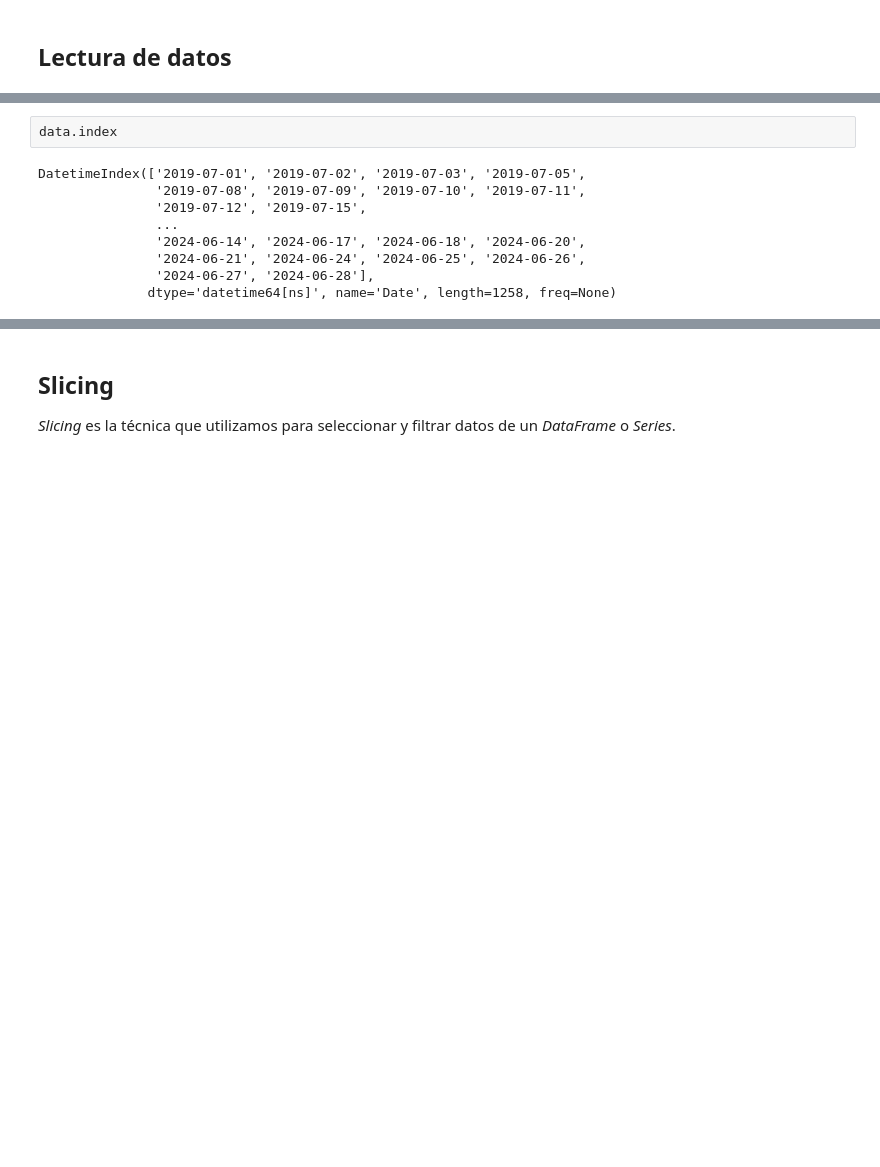
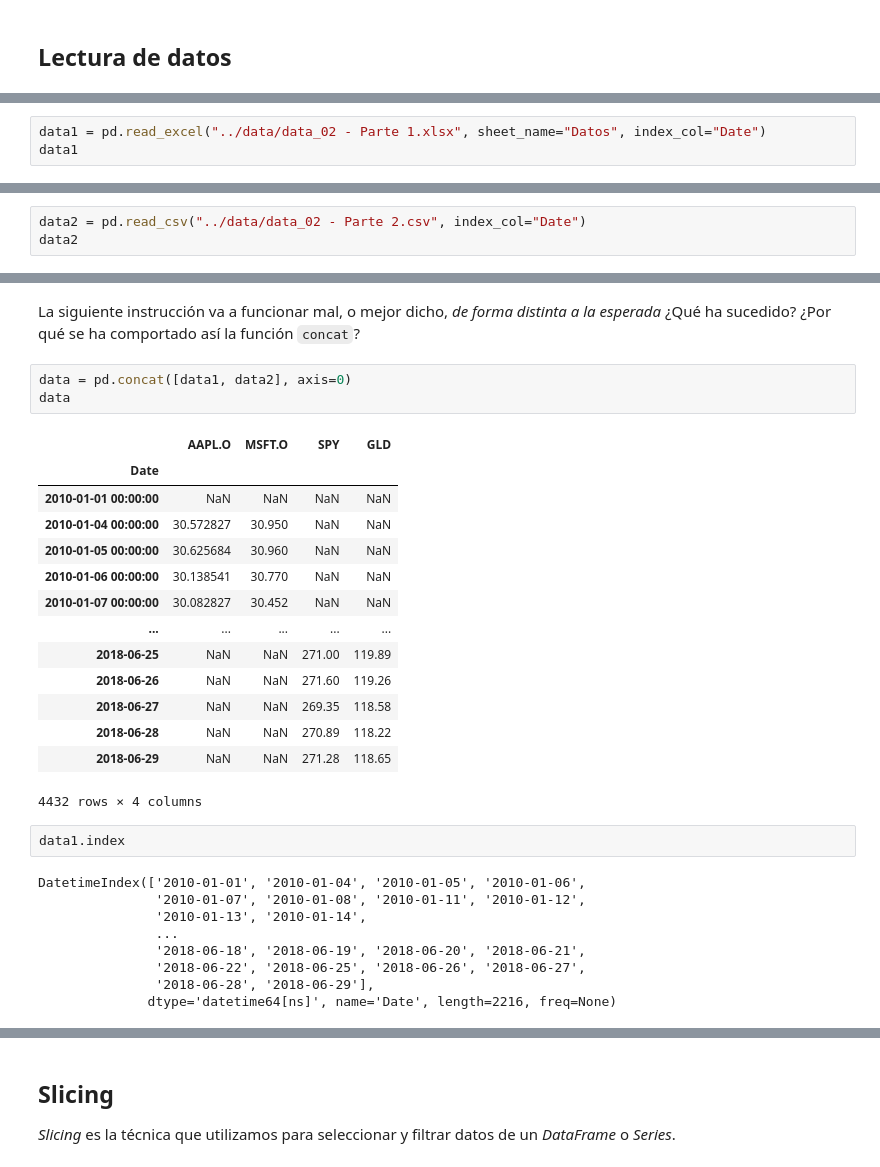
Before and after one commit to alfonso-santos/Introduccion-a-Python-para-las-Finanzas-2024, a Jupyter notebook: Modulo_02_Aplicaciones_Financieras/src/02_01_Descarga y descripción de activos financieros.ipynb, the cells around one changed output, grey strips where cells are left out. Saved outputs shown, nothing was run; the diff lists cells and outputs as text; blank space fills up the shorter version.

```diff
--- a/Modulo_02_Aplicaciones_Financieras/src/02_01_Descarga y descripción de activos financieros.ipynb
+++ b/Modulo_02_Aplicaciones_Financieras/src/02_01_Descarga y descripción de activos financieros.ipynb
@@ -38,0 +45,3 @@ Las estructuras que se utilizan en Pandas son:
+# %%
+data1 = pd.read_excel("../data/data_02 - Parte 1.xlsx", sheet_name="Datos", index_col="Date")
+data1
@@ -120,0 +84,3 @@ data
+# %%
+data2 = pd.read_csv("../data/data_02 - Parte 2.csv", index_col="Date")
+data2
@@ -121,11 +102,31 @@ data
+# %% [markdown]
+La siguiente instrucción va a funcionar mal, o mejor dicho, *de forma distinta a la esperada* ¿Qué ha sucedido? ¿Por qué se ha comportado así la función `concat`?
+# %%
+data = pd.concat([data1, data2], axis=0)
+data
+# %% [output]
+|  | AAPL.O | MSFT.O | SPY | GLD |
+| Date |  |  |  |  |
+| 2010-01-01 00:00:00 | NaN | NaN | NaN | NaN |
+| 2010-01-04 00:00:00 | 30.572827 | 30.950 | NaN | NaN |
+| 2010-01-05 00:00:00 | 30.625684 | 30.960 | NaN | NaN |
+| 2010-01-06 00:00:00 | 30.138541 | 30.770 | NaN | NaN |
+| 2010-01-07 00:00:00 | 30.082827 | 30.452 | NaN | NaN |
+| ... | ... | ... | ... | ... |
+| 2018-06-25 | NaN | NaN | 271.00 | 119.89 |
+| 2018-06-26 | NaN | NaN | 271.60 | 119.26 |
+| 2018-06-27 | NaN | NaN | 269.35 | 118.58 |
+| 2018-06-28 | NaN | NaN | 270.89 | 118.22 |
+| 2018-06-29 | NaN | NaN | 271.28 | 118.65 |
+4432 rows × 4 columns
 # %%
-data.index
+data1.index
 # %% [output]
-DatetimeIndex(['2019-07-01', '2019-07-02', '2019-07-03', '2019-07-05',
-               '2019-07-08', '2019-07-09', '2019-07-10', '2019-07-11',
-               '2019-07-12', '2019-07-15',
+DatetimeIndex(['2010-01-01', '2010-01-04', '2010-01-05', '2010-01-06',
+               '2010-01-07', '2010-01-08', '2010-01-11', '2010-01-12',
+               '2010-01-13', '2010-01-14',
                ...
-               '2024-06-14', '2024-06-17', '2024-06-18', '2024-06-20',
-               '2024-06-21', '2024-06-24', '2024-06-25', '2024-06-26',
-               '2024-06-27', '2024-06-28'],
-              dtype='datetime64[ns]', name='Date', length=1258, freq=None)
+               '2018-06-18', '2018-06-19', '2018-06-20', '2018-06-21',
+               '2018-06-22', '2018-06-25', '2018-06-26', '2018-06-27',
+               '2018-06-28', '2018-06-29'],
+              dtype='datetime64[ns]', name='Date', length=2216, freq=None)
```
Also changed, not shown: parts of 57 cells of this notebook, 5 other files.
